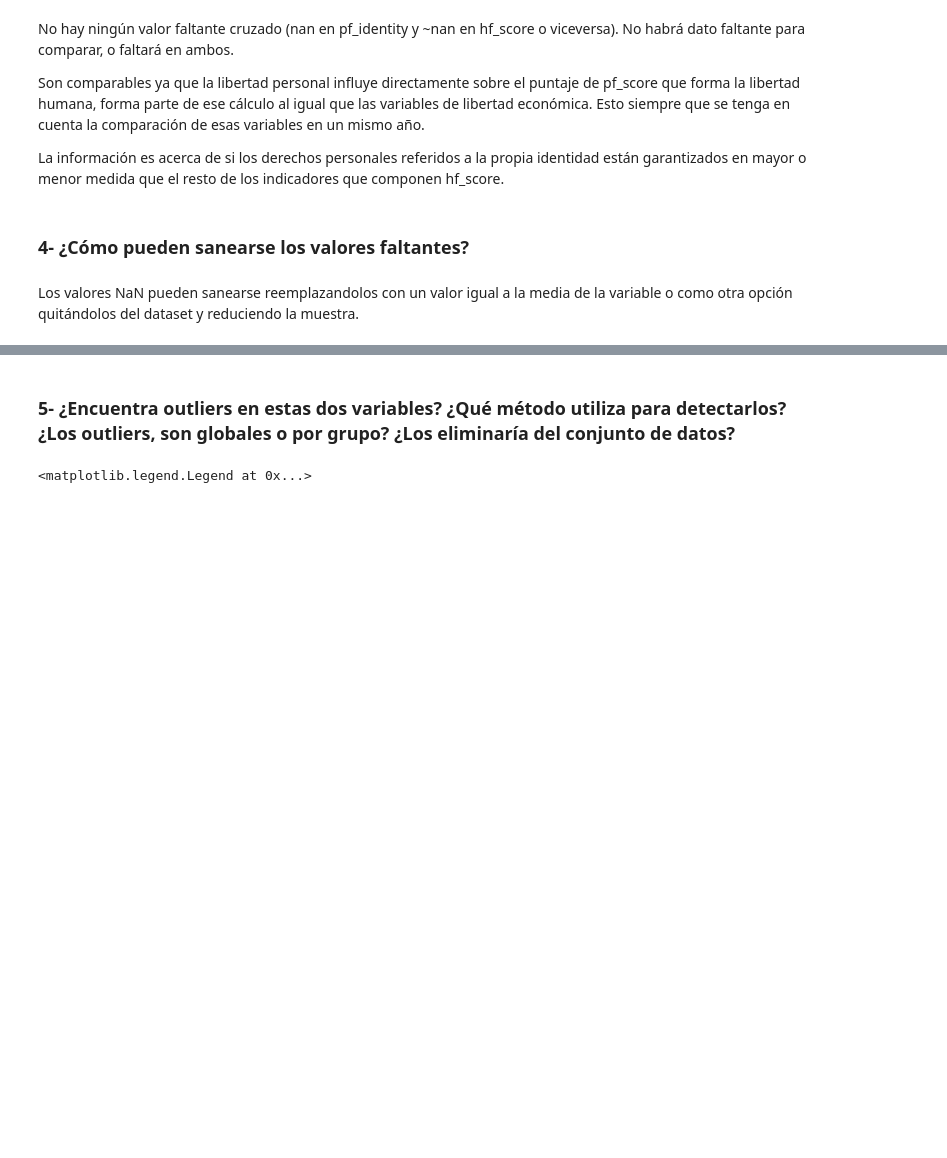
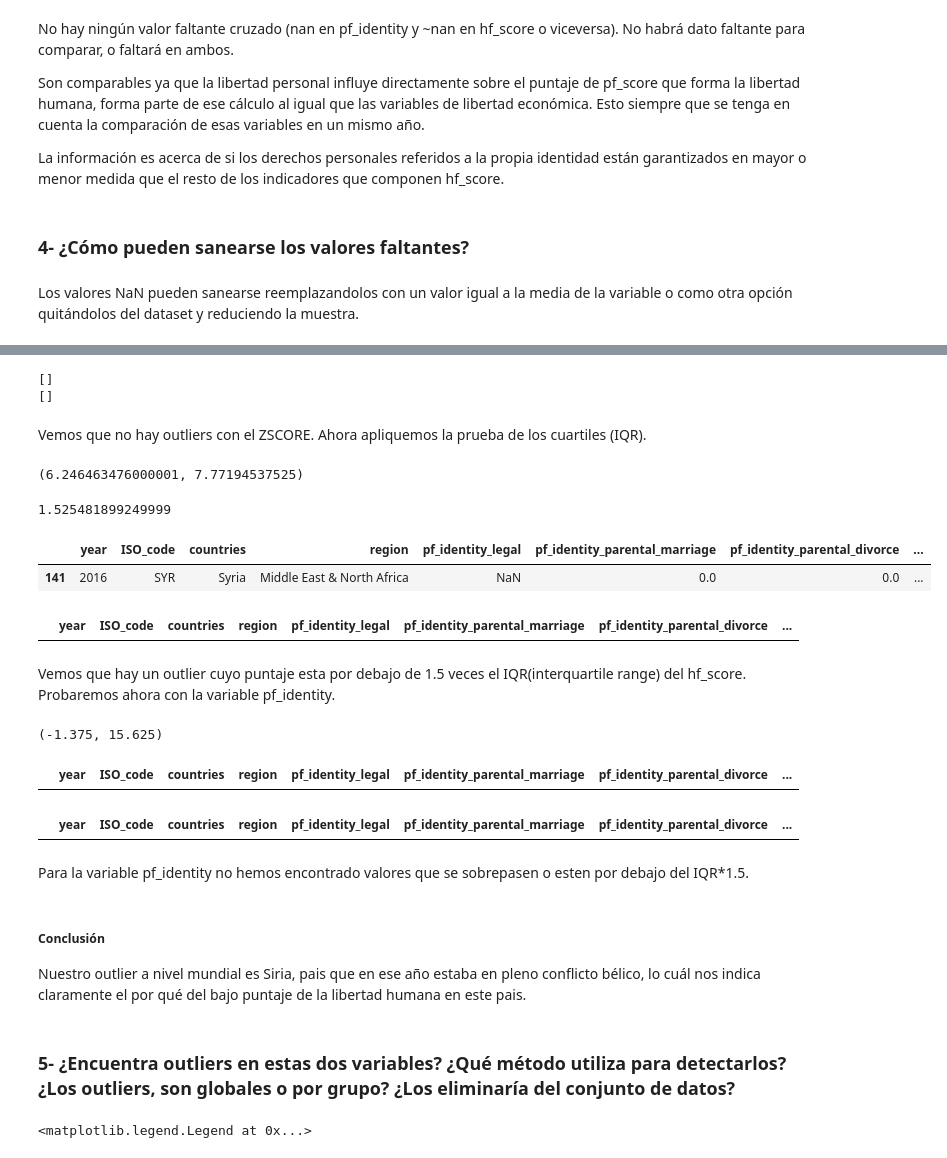
Before and after one commit to kevinsen/diplodatos-ayv-1, a Jupyter notebook: FINAL.ipynb, the cells around one changed output, grey strips where cells are left out. Saved outputs shown, nothing was run; the diff lists cells and outputs as text; code cells hidden in the pictures; blank space fills up the shorter version.

```diff
--- a/FINAL.ipynb
+++ b/FINAL.ipynb
@@ -330,3 +347,65 @@ idataset = idataset[idataset.hf_score.notna()]
+# %%
+outlier_hf = detect_outlier(ydataset['hf_score'])
+outlier_pf = detect_outlier(ydataset['pf_identity'])
+print(outlier_hf)
+print(outlier_pf)
+# %% [output]
+[]
+[]
+# %% [markdown]
+Vemos que no hay outliers con el ZSCORE. Ahora apliquemos la prueba de los cuartiles (IQR).
+# %%
+#Fist sorting the dataset
+ydatasor = sorted(ydataset['hf_score'])
+
+#find first and third quartile
+q1, q3= np.percentile(ydatasor,[25,75])
+q1, q3
+# %% [output]
+(6.246463476000001, 7.77194537525)
+# %%
+#Find the IQR which is the difference between third and first quartile
+iqr = q3 - q1
+iqr
+# %% [output]
+1.525481899249999
+# %%
+#Find lower and upper bound
+lower_bound = q1 -(1.5 * iqr)
+upper_bound = q3 +(1.5 * iqr)
+
+ydataset[ydataset['hf_score']<= lower_bound]
+# %% [output]
+|  | year | ISO_code | countries | region | pf_identity_legal | pf_identity_parental_marriage | pf_identity_parental_divorce | ... |
+| 141 | 2016 | SYR | Syria | Middle East & North Africa | NaN | 0.0 | 0.0 | ... |
+# %%
+ydataset[ydataset['hf_score']>= upper_bound]
+# %% [output]
+|  | year | ISO_code | countries | region | pf_identity_legal | pf_identity_parental_marriage | pf_identity_parental_divorce | ... |
+# %% [markdown]
+Vemos que hay un outlier cuyo puntaje esta por debajo de 1.5 veces el IQR(interquartile range) del hf_score. Probaremos ahora con la variable pf_identity.
+# %%
+ydatasor = sorted(ydataset['pf_identity'])
+q1, q3= np.percentile(ydatasor,[25,75])
+iqr = q3 - q1
+lower_bound = q1 -(1.5 * iqr)
+upper_bound = q3 +(1.5 * iqr)
+lower_bound, upper_bound
+# %% [output]
+(-1.375, 15.625)
+# %%
+ydataset[ydataset['pf_identity']<= lower_bound]
+# %% [output]
+|  | year | ISO_code | countries | region | pf_identity_legal | pf_identity_parental_marriage | pf_identity_parental_divorce | ... |
+# %%
+ydataset[ydataset['pf_identity']>= upper_bound]
+# %% [output]
+|  | year | ISO_code | countries | region | pf_identity_legal | pf_identity_parental_marriage | pf_identity_parental_divorce | ... |
+# %% [markdown]
+Para la variable pf_identity no hemos encontrado valores que se sobrepasen o esten por debajo del IQR*1.5.
+# %% [markdown]
+##### Conclusión
+Nuestro outlier a nivel mundial es Siria, pais que en ese año estaba en pleno conflicto bélico, lo cuál nos indica claramente el por qué del bajo puntaje de la libertad humana en este pais.
 # %% [markdown]
 ### 5- ¿Encuentra outliers en estas dos variables? ¿Qué método utiliza para detectarlos? ¿Los outliers, son globales o por grupo? ¿Los eliminaría del conjunto de datos?
 # %%
```
Also changed, not shown: parts of 15 cells of this notebook.
